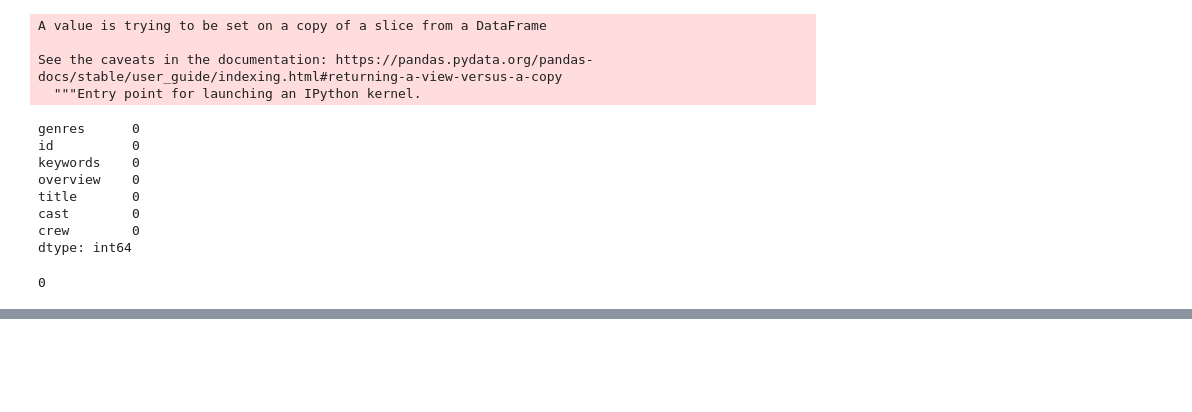
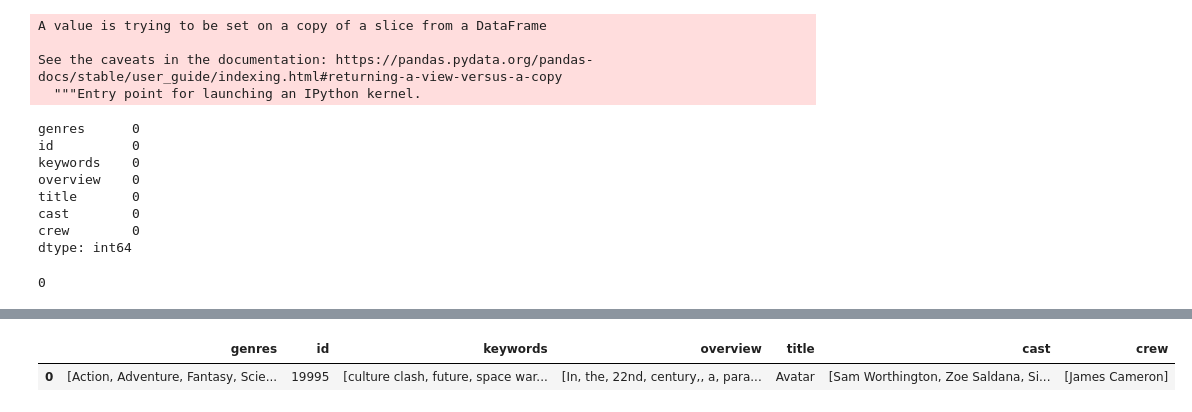
Before and after one commit to qfaheem/movie-recommender, a Jupyter notebook: Scripts/movie_recommendation_model.ipynb, the cells around one changed output, grey strips where cells are left out. Cells and saved outputs as stored; diff of their text form; code cells hidden in the pictures; blank space fills up the shorter version.

```diff
--- a/Scripts/movie_recommendation_model.ipynb
+++ b/Scripts/movie_recommendation_model.ipynb
@@ -131,0 +221,2 @@ filtered_movie_df.duplicated().sum()
+# %%
+filtered_movie_df["cast"] = filtered_movie_df["cast"].apply(dict_to_list_cast)
@@ -131,0 +233,9 @@ filtered_movie_df.duplicated().sum()
+# %%
+# converter func to convert genres from a dict to a list of crew but only director and writer
+def dict_to_list_crew(object):
+    object_list = []
+    for item in ast.literal_eval(object):
+        if item["job"] == "Director":
+            object_list.append(item['name'])
+            break
+    return object_list
@@ -131,0 +257,2 @@ filtered_movie_df.duplicated().sum()
+# %%
+filtered_movie_df["crew"] = filtered_movie_df["crew"].apply(dict_to_list_crew)
@@ -131,0 +284,2 @@ filtered_movie_df.duplicated().sum()
+# %%
+filtered_movie_df['overview'] = filtered_movie_df['overview'].apply(lambda x:x.split())
@@ -131,0 +303,5 @@ filtered_movie_df.duplicated().sum()
+# %%
+filtered_movie_df.head(1)
+# %% [output]
+|  | genres | id | keywords | overview | title | cast | crew |
+| 0 | [Action, Adventure, Fantasy, Scie... | 19995 | [culture clash, future, space war... | [In, the, 22nd, century,, a, para... | Avatar | [Sam Worthington, Zoe Saldana, Si... | [James Cameron] |
```
Also changed, not shown: parts of 25 cells of this notebook.
